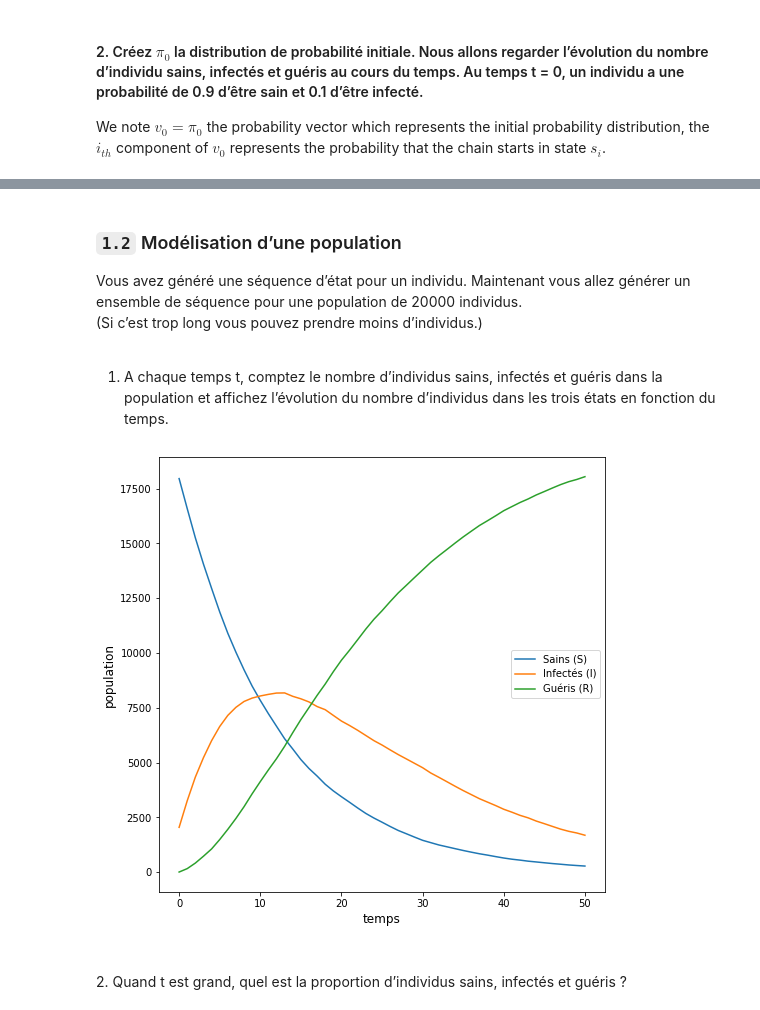
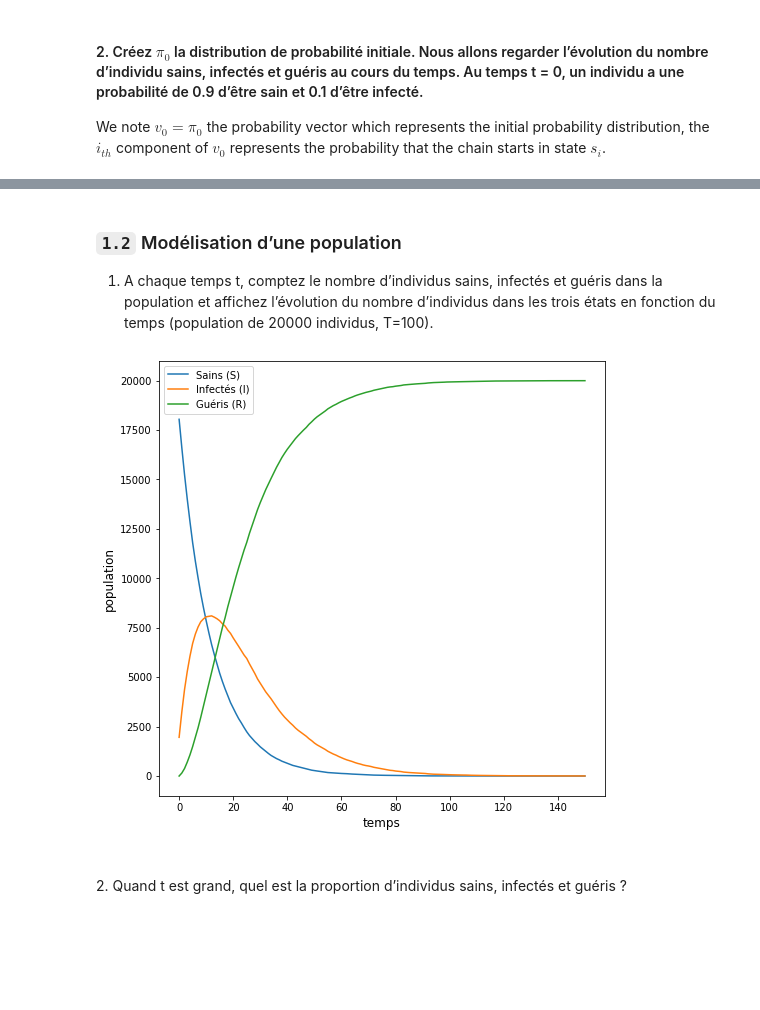
Before and after one commit to petrulii/pandemic-propagation, a Jupyter notebook: projet3_Teo_Ieva.ipynb, the cells around one changed output, grey strips where cells are left out. Drawn from its saved outputs; the diff is of its cells as text; code cells hidden in the pictures; blank space fills up the shorter version.

```diff
--- a/projet3_Teo_Ieva.ipynb
+++ b/projet3_Teo_Ieva.ipynb
@@ -78,37 +79,36 @@ array([0, 0, 1, 1, 1, 1, 1, 1, 1, 1, 1, 1, 1, 1, 1, 1, 1, 1, 1, 1, 1, 1,
        2, 2, 2, 2, 2, 2, 2], dtype=int64)
 # %% [markdown]
 ### `1.2` Modélisation d’une population
-Vous avez généré une séquence d’état pour un individu. Maintenant vous allez générer un ensemble
-de séquence pour une population de 20000 individus. <br/>(Si c’est trop long vous pouvez prendre moins
-d’individus.)<br/><br/>
+
 1. A chaque temps t, comptez le nombre d’individus sains, infectés et guéris dans la population et
-affichez l’évolution du nombre d’individus dans les trois états en fonction du temps.<br/>
+affichez l’évolution du nombre d’individus dans les trois états en fonction du temps (population de 20000 individus, T=100).<br/>
 # %%
-a = np.array([tirage_aleatoire(50, A, v0_sum) for _ in range(20000)])                  # creates a chain of 50 states for every individual in a population of 20000
+T = 150
+a = np.array([tirage_aleatoire(T, A, v0_sum) for _ in range(20000)])                     # creates a chain of T states for every individual in a population of 20000
 
 def plot_population(population):
     """Function plots the number of individuals in every state (S, I or R) for time T."""
-    count = np.zeros((3, population.shape[1]))                                           # a list of possible states at every t in 0,...,50
+    count = np.zeros((3, population.shape[1]))                                           # a list of possible states at every t in 0,...,T
     for j in range(population.shape[1]):                                                 # for every t in 0,...,T
         count[0, j] = len(np.where(population[:,j] == 0)[0])                             # count healthy individuals
         count[1, j] = len(np.where(population[:,j] == 1)[0])                             # count sick individuals
         count[2, j] = len(np.where(population[:,j] == 2)[0])                             # count recovered individuals
-    x = [i for i in range(population.shape[1])]                                                   # for every t in 0,...,T
+    x = [i for i in range(population.shape[1])]                                          # for every t in 0,...,T
 
     plt.figure(figsize=(8,8))
     plt.xlabel('temps', fontsize=12)
     plt.ylabel('population', fontsize=12)
     plt.plot(x, count[0, :])                                         # plot healthy individuals
     plt.plot(x, count[1, :])                                         # plot sick individuals
     plt.plot(x, count[2, :])                                         # plot recovered individuals
     plt.gca().legend(('Sains (S)','Infectés (I)', 'Guéris (R)'))
     plt.show()
 
     return count
 
 count = plot_population(a)
 # %% [output]
-[figure, old version]
+[figure, new version]
 # %% [markdown]
 <br/>
 2. Quand t est grand, quel est la proportion d’individus sains, infectés et guéris ?
```
Also changed, not shown: parts of 29 cells of this notebook.
